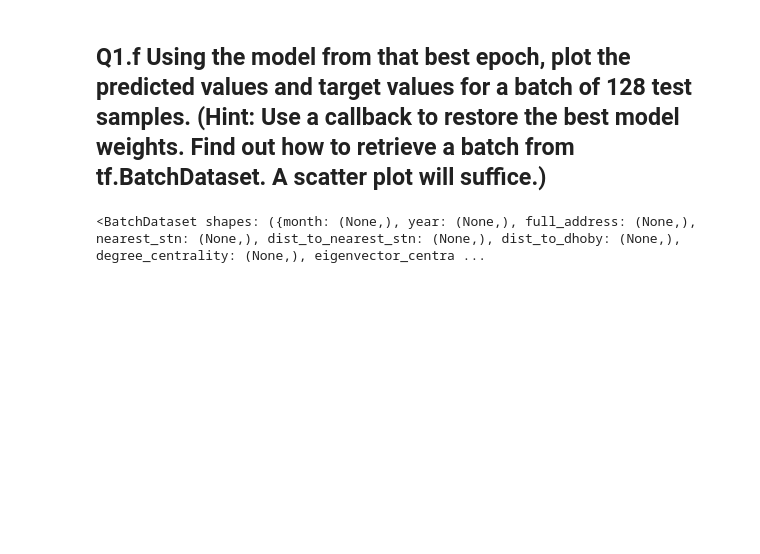
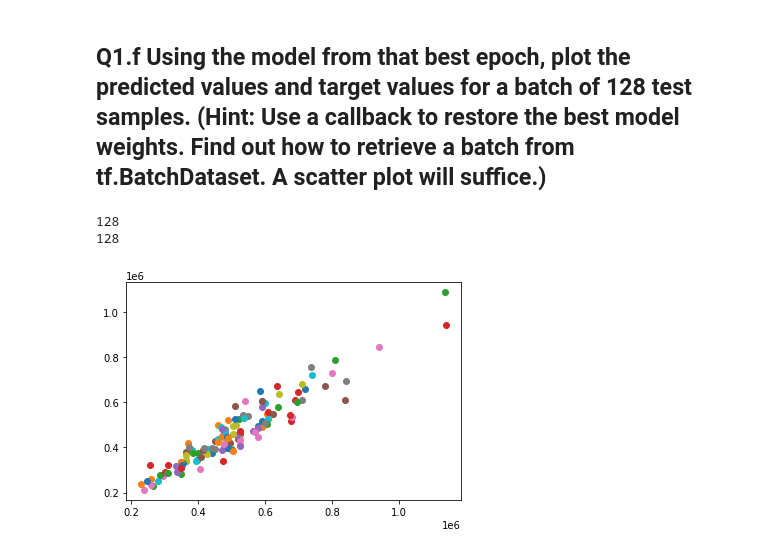
Before and after one commit to KohTongLiang/CZ4042-Assignment-1, a Jupyter notebook: PartAInferernce.ipynb, the cells around one changed output. Cells and saved outputs as stored; diff of their text form; code cells hidden in the pictures; blank space fills up the shorter version.

```diff
--- a/PartAInferernce.ipynb
+++ b/PartAInferernce.ipynb
@@ -847,32 +843,24 @@ R2 Score at lowest test error: 0.7987581491470337
 # %% [markdown]
 ## Q1.f Using the model from that best epoch, plot the predicted values and target values for a batch of 128 test samples. (Hint: Use a callback to restore the best model weights. Find out how to retrieve a batch from tf.BatchDataset. A scatter plot will suffice.)
-# %%
-model.load_weights('./model/')
-results = model.predict(val_ds)
-print(val_ds)
-
-# plt.scatter(results, results)
-
-
-
-
-
-# val_dataframe = df[df['year'] > 2020]
-# val_dataframe = val_dataframe.copy()
-# labels = val_dataframe.pop("resale_price")
-# ds = tf.data.Dataset.from_tensor_slices((dict(val_dataframe)))
-# ds = ds.shuffle(buffer_size=len(val_dataframe))
-# tval_ds = ds
-# tval_ds = tval_ds.batch(128)
-
-# d = np.stack(list(tval_ds))
-# print(tval_ds.as_numpy_iterator())
-# for i in range(len(tval_ds)):
-#     i = 0
-#     # print(data[0]['resale_price'])
-#     for resale_price in data[0]['resale_price']:
-#         print()
-#         plt.scatter(resale_price, results[i])
-#         i+=1
-# %% [output]
-<BatchDataset shapes: ({month: (None,), year: (None,), full_address: (None,), nearest_stn: (None,), dist_to_nearest_stn: (None,), dist_to_dhoby: (None,), degree_centrality: (None,), eigenvector_centra ...
+# %%
+model.load_weights('./model/')
+
+batch = val_ds.take(128)
+
+for input, label in batch:
+    input = input
+    label = label
+
+results = model.predict(input)
+
+print(len(results))
+print(len(label))
+
+i = 0
+for i in range(len(results)):
+    plt.scatter(label[i], results[i])
+    i += 1
+# %% [output]
+128
+128
+[figure, added]
```
Also changed, not shown: parts of 27 cells of this notebook, 53 other files.
